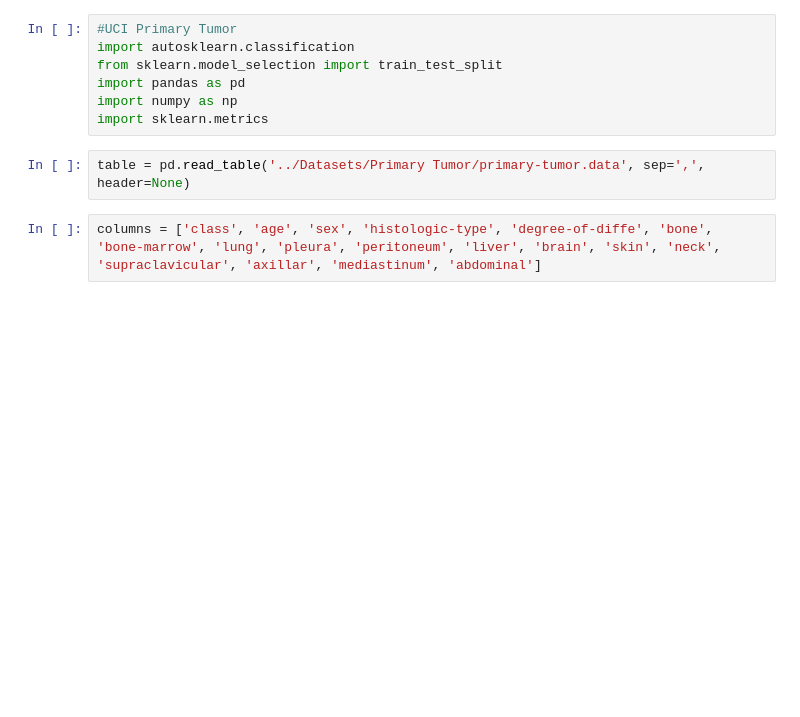
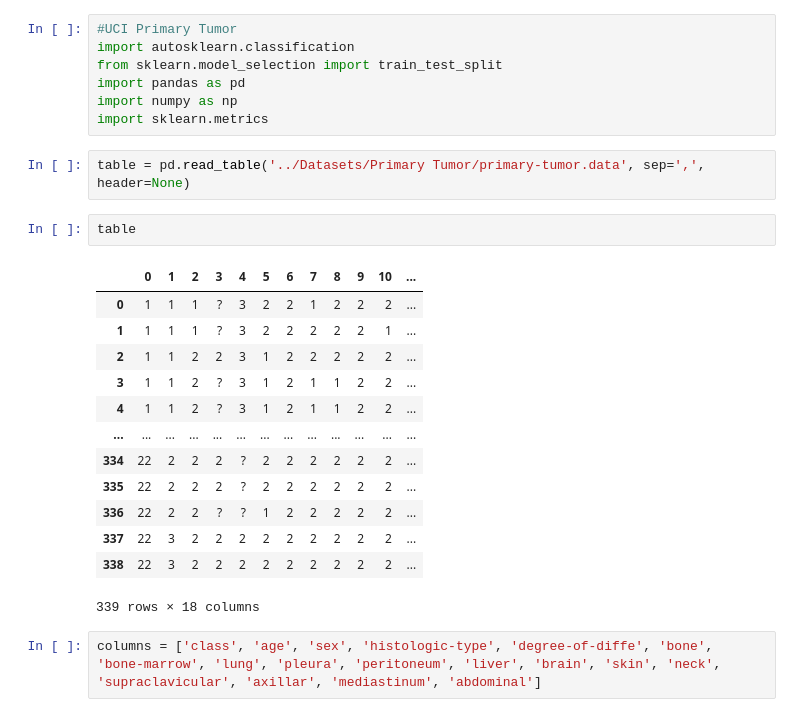
Before and after one commit to Krish2208/explanability, a Jupyter notebook: Model Training/primary_tumor.ipynb, the cells around one changed output. Saved outputs shown, nothing was run; the diff lists cells and outputs as text; blank space fills up the shorter version.

```diff
--- a/Model Training/primary_tumor.ipynb
+++ b/Model Training/primary_tumor.ipynb
@@ -7,6 +7,22 @@ import numpy as np
 import sklearn.metrics
 # %%
 table = pd.read_table('../Datasets/Primary Tumor/primary-tumor.data', sep=',', header=None)
+# %%
+table
+# %% [output]
+|  | 0 | 1 | 2 | 3 | 4 | 5 | 6 | 7 | 8 | 9 | 10 | ... |
+| 0 | 1 | 1 | 1 | ? | 3 | 2 | 2 | 1 | 2 | 2 | 2 | ... |
+| 1 | 1 | 1 | 1 | ? | 3 | 2 | 2 | 2 | 2 | 2 | 1 | ... |
+| 2 | 1 | 1 | 2 | 2 | 3 | 1 | 2 | 2 | 2 | 2 | 2 | ... |
+| 3 | 1 | 1 | 2 | ? | 3 | 1 | 2 | 1 | 1 | 2 | 2 | ... |
+| 4 | 1 | 1 | 2 | ? | 3 | 1 | 2 | 1 | 1 | 2 | 2 | ... |
+| ... | ... | ... | ... | ... | ... | ... | ... | ... | ... | ... | ... | ... |
+| 334 | 22 | 2 | 2 | 2 | ? | 2 | 2 | 2 | 2 | 2 | 2 | ... |
+| 335 | 22 | 2 | 2 | 2 | ? | 2 | 2 | 2 | 2 | 2 | 2 | ... |
+| 336 | 22 | 2 | 2 | ? | ? | 1 | 2 | 2 | 2 | 2 | 2 | ... |
+| 337 | 22 | 3 | 2 | 2 | 2 | 2 | 2 | 2 | 2 | 2 | 2 | ... |
+| 338 | 22 | 3 | 2 | 2 | 2 | 2 | 2 | 2 | 2 | 2 | 2 | ... |
+339 rows × 18 columns
 # %%
 columns = ['class', 'age', 'sex', 'histologic-type', 'degree-of-diffe', 'bone', 'bone-marrow', 'lung', 'pleura', 'peritoneum', 'liver', 'brain', 'skin', 'neck', 'supraclavicular', 'axillar', 'mediastinum', 'abdominal']
 # %%
```
Also changed, not shown: parts of 5 cells of this notebook, 9 other files.
